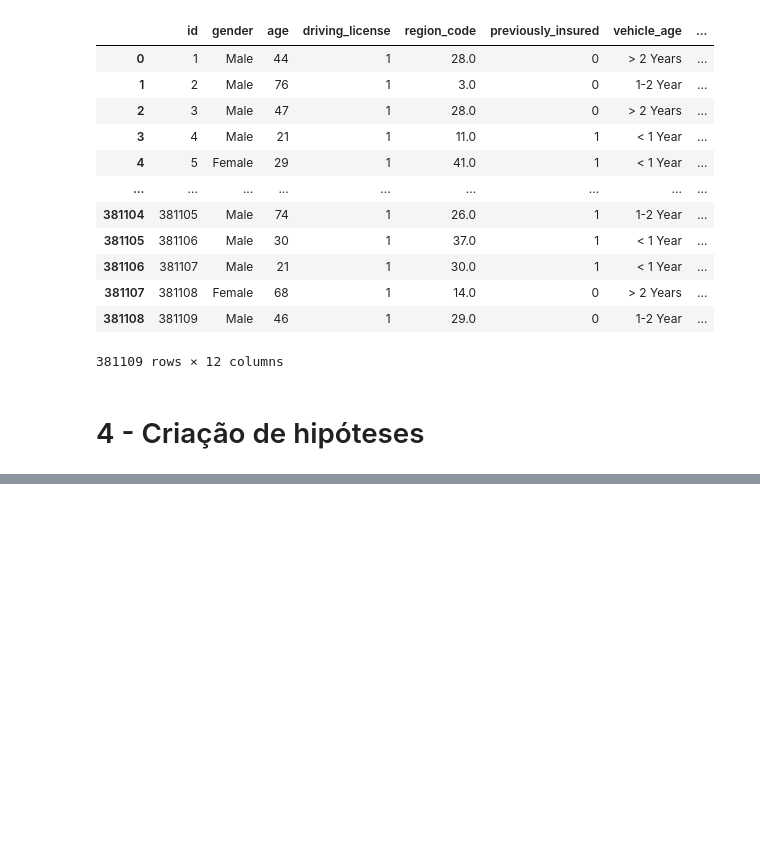
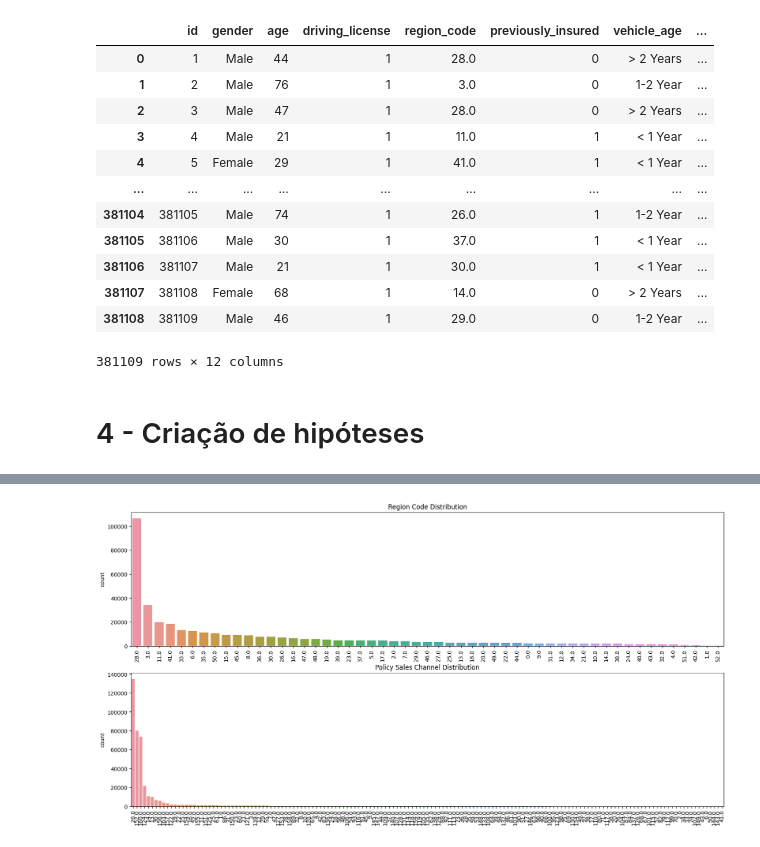
Before and after one commit to RodolfoHelf/insurence_cross_sell, a Jupyter notebook: notebooks/data_analysis.ipynb, the cells around one changed output, grey strips where cells are left out. Cells and saved outputs as stored; diff of their text form; code cells hidden in the pictures; blank space fills up the shorter version.

```diff
--- a/notebooks/data_analysis.ipynb
+++ b/notebooks/data_analysis.ipynb
@@ -201,0 +299,14 @@ df3
+# %%
+plt.figure(figsize= (20,10))
+
+plt.subplot(2,1,1)
+plt.title('Region Code Distribution')
+plt.xticks(rotation = 90)
+sns.barplot(x=df5["region_code"].unique() ,y= df5["region_code"].value_counts())
+
+plt.subplot(2,1,2)
+plt.title('Policy Sales Channel Distribution')
+plt.xticks(rotation = 90)
+sns.barplot(x=df5["policy_sales_channel"].unique() ,y= df5["policy_sales_channel"].value_counts());
+# %% [output]
+[figure, added]
```
Also changed, not shown: parts of 39 cells of this notebook.
